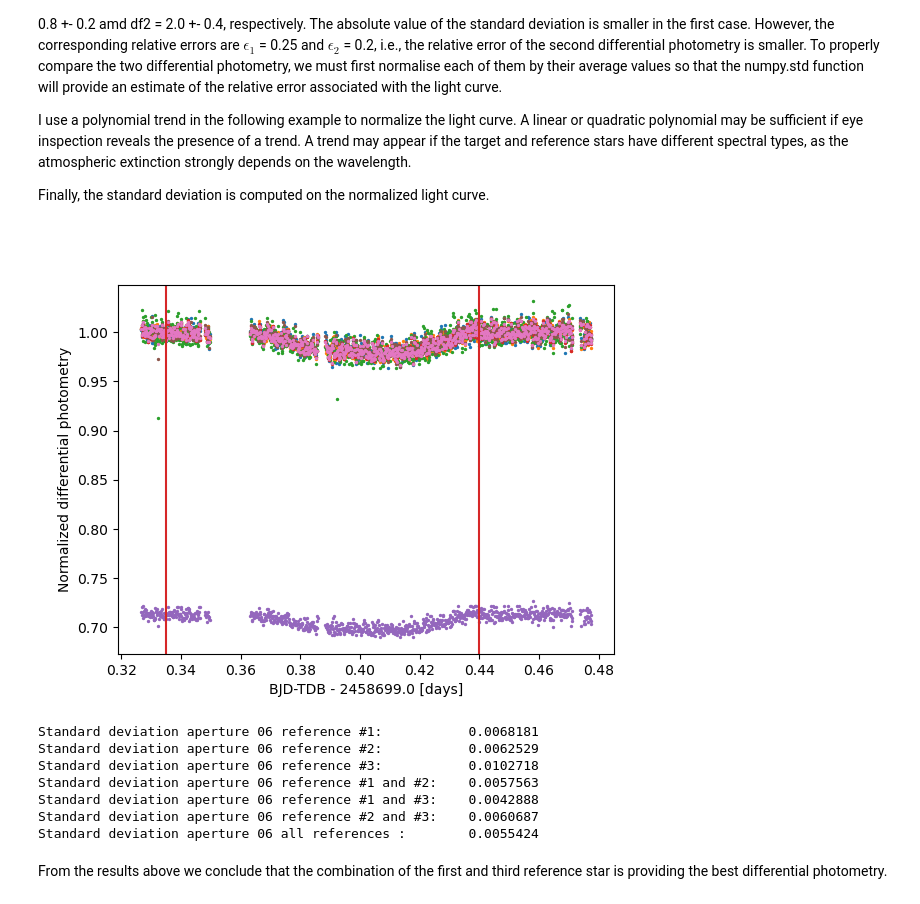
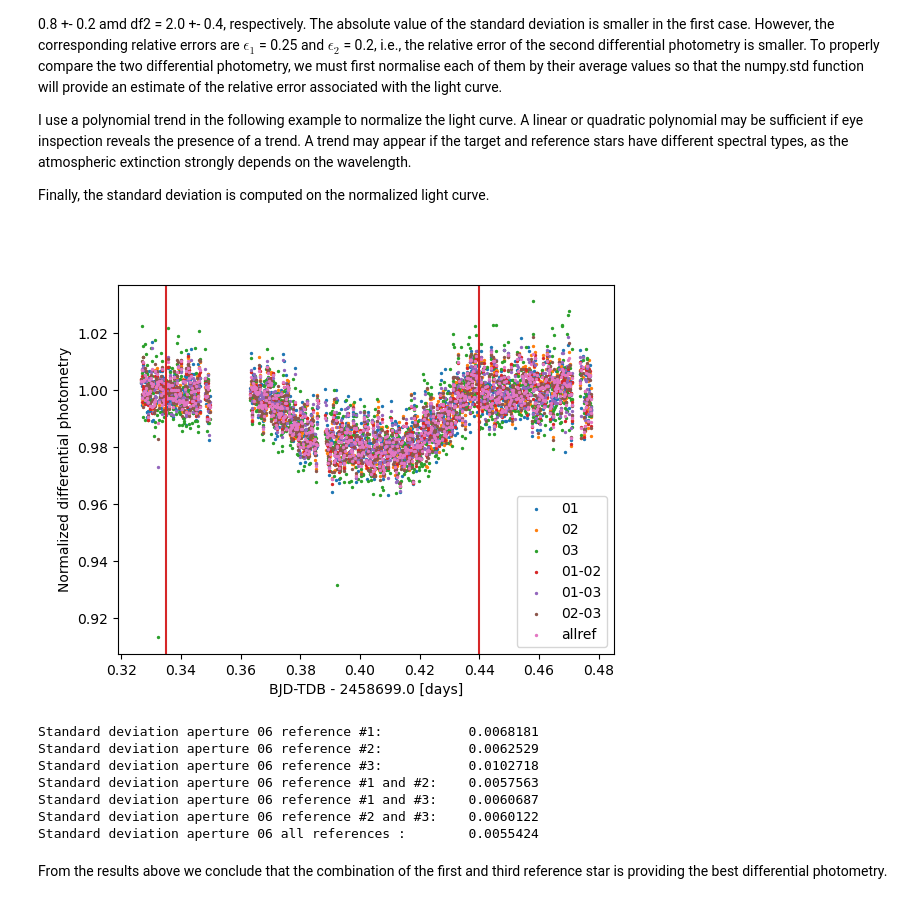
Before and after one commit to LFiaccadori/Astrolab2, a Jupyter notebook: 07.1 - Differential Photometry v2.ipynb, the cells around one changed output. Drawn from its saved outputs; the diff is of its cells as text; code cells hidden in the pictures.

```diff
--- a/07.1 - Differential Photometry v2.ipynb
+++ b/07.1 - Differential Photometry v2.ipynb
@@ -312,61 +312,62 @@ poly_ap06_ref02_deg01_pfit = Polynomial.fit(bjd_tdb[out_transit_selection]-bjd_m
 poly_ap06_ref03_deg01_pfit = Polynomial.fit(bjd_tdb[out_transit_selection]-bjd_median, differential_ap06_ref03[out_transit_selection], deg=1)
 poly_ap06_ref01_ref02_deg01_pfit = Polynomial.fit(bjd_tdb[out_transit_selection]-bjd_median, differential_ap06_ref01_ref02[out_transit_selection], deg=1)
 poly_ap06_ref01_ref03_deg01_pfit = Polynomial.fit(bjd_tdb[out_transit_selection]-bjd_median, differential_ap06_ref01_ref03[out_transit_selection], deg=1)
-poly_ap06_ref02_ref03_deg01_pfit = Polynomial.fit(bjd_tdb[out_transit_selection]-bjd_median, differential_ap06_ref01_ref03[out_transit_selection], deg=1)
+poly_ap06_ref02_ref03_deg01_pfit = Polynomial.fit(bjd_tdb[out_transit_selection]-bjd_median, differential_ap06_ref02_ref03[out_transit_selection], deg=1)
 poly_ap06_allref_deg01_pfit = Polynomial.fit(bjd_tdb[out_transit_selection]-bjd_median, differential_ap06_allref[out_transit_selection], deg=1)
 
 differential_ap06_ref01_normalized = differential_ap06_ref01 / poly_ap06_ref01_deg01_pfit(bjd_tdb-bjd_median)
 differential_ap06_ref02_normalized = differential_ap06_ref02 / poly_ap06_ref02_deg01_pfit(bjd_tdb-bjd_median)
 differential_ap06_ref03_normalized = differential_ap06_ref03 / poly_ap06_ref03_deg01_pfit(bjd_tdb-bjd_median)
 differential_ap06_ref01_ref02_normalized = differential_ap06_ref01_ref02 / poly_ap06_ref01_ref02_deg01_pfit(bjd_tdb-bjd_median)
-differential_ap06_ref01_ref03_normalized = differential_ap06_ref02_ref03 / poly_ap06_ref01_ref03_deg01_pfit(bjd_tdb-bjd_median)
-differential_ap06_ref02_ref03_normalized = differential_ap06_ref01_ref03 / poly_ap06_ref02_ref03_deg01_pfit(bjd_tdb-bjd_median)
+differential_ap06_ref01_ref03_normalized = differential_ap06_ref01_ref03 / poly_ap06_ref01_ref03_deg01_pfit(bjd_tdb-bjd_median)
+differential_ap06_ref02_ref03_normalized = differential_ap06_ref02_ref03 / poly_ap06_ref02_ref03_deg01_pfit(bjd_tdb-bjd_median)
 differential_ap06_allref_normalized = differential_ap06_allref / poly_ap06_allref_deg01_pfit(bjd_tdb-bjd_median)
 
 # Calcolo degli errori normalizzati per le diverse combinazioni di reference stars
 differential_ap06_ref01_normalized_error = differential_ap06_ref01_error / poly_ap06_ref01_deg01_pfit(bjd_tdb - bjd_median)
 differential_ap06_ref02_normalized_error = differential_ap06_ref02_error / poly_ap06_ref02_deg01_pfit(bjd_tdb - bjd_median)
 differential_ap06_ref03_normalized_error = differential_ap06_ref03_error / poly_ap06_ref03_deg01_pfit(bjd_tdb - bjd_median)
 
 differential_ap06_ref01_ref02_normalized_error = differential_ap06_ref01_ref02_error / poly_ap06_ref01_ref02_deg01_pfit(bjd_tdb - bjd_median)
 differential_ap06_ref01_ref03_normalized_error = differential_ap06_ref01_ref03_error / poly_ap06_ref01_ref03_deg01_pfit(bjd_tdb - bjd_median)
 differential_ap06_ref02_ref03_normalized_error = differential_ap06_ref02_ref03_error / poly_ap06_ref02_ref03_deg01_pfit(bjd_tdb - bjd_median)
 
 differential_ap06_allref_normalized_error = differential_ap06_allref_error / poly_ap06_allref_deg01_pfit(bjd_tdb - bjd_median)
 
 
 plt.figure()
-plt.scatter(bjd_tdb-time_offset, differential_ap06_ref01_normalized, s=2)
-plt.scatter(bjd_tdb-time_offset, differential_ap06_ref02_normalized, s=2)
-plt.scatter(bjd_tdb-time_offset, differential_ap06_ref03_normalized, s=2)
-plt.scatter(bjd_tdb-time_offset, differential_ap06_ref01_ref02_normalized, s=2)
-plt.scatter(bjd_tdb-time_offset, differential_ap06_ref01_ref03_normalized, s=2)
-plt.scatter(bjd_tdb-time_offset, differential_ap06_ref02_ref03_normalized, s=2)
-plt.scatter(bjd_tdb-time_offset, differential_ap06_allref_normalized, s=2)
+plt.scatter(bjd_tdb-time_offset, differential_ap06_ref01_normalized, s=2, label='01')
+plt.scatter(bjd_tdb-time_offset, differential_ap06_ref02_normalized, s=2, label='02')
+plt.scatter(bjd_tdb-time_offset, differential_ap06_ref03_normalized, s=2, label='03')
+plt.scatter(bjd_tdb-time_offset, differential_ap06_ref01_ref02_normalized, s=2, label='01-02')
+plt.scatter(bjd_tdb-time_offset, differential_ap06_ref01_ref03_normalized, s=2, label='01-03')
+plt.scatter(bjd_tdb-time_offset, differential_ap06_ref02_ref03_normalized, s=2, label='02-03')
+plt.scatter(bjd_tdb-time_offset, differential_ap06_allref_normalized, s=2, label='allref')
 
 plt.axvline(2458699.3350000-time_offset, c='C3')
 plt.axvline(2458699.4400000-time_offset, c='C3')
 #plt.ylim(0.975, 1.025)
 
 plt.xlabel('BJD-TDB - {0:.1f} [days]'.format(time_offset))
 plt.ylabel('Normalized differential photometry')
+plt.legend()
 plt.show()
 
 print('Standard deviation aperture 06 reference #1:           {0:.7f}'.format(np.std(differential_ap06_ref01_normalized[out_transit_selection])))
 print('Standard deviation aperture 06 reference #2:           {0:.7f}'.format(np.std(differential_ap06_ref02_normalized[out_transit_selection])))
 print('Standard deviation aperture 06 reference #3:           {0:.7f}'.format(np.std(differential_ap06_ref03_normalized[out_transit_selection])))
 print('Standard deviation aperture 06 reference #1 and #2:    {0:.7f}'.format(np.std(differential_ap06_ref01_ref02_normalized[out_transit_selection])))
 print('Standard deviation aperture 06 reference #1 and #3:    {0:.7f}'.format(np.std(differential_ap06_ref01_ref03_normalized[out_transit_selection])))
 print('Standard deviation aperture 06 reference #2 and #3:    {0:.7f}'.format(np.std(differential_ap06_ref02_ref03_normalized[out_transit_selection])))
 print('Standard deviation aperture 06 all references :        {0:.7f}'.format(np.std(differential_ap06_allref_normalized[out_transit_selection])))
 # %% [output]
-[figure, old version]
+[figure, new version]
 Standard deviation aperture 06 reference #1:           0.0068181
 Standard deviation aperture 06 reference #2:           0.0062529
 Standard deviation aperture 06 reference #3:           0.0102718
 Standard deviation aperture 06 reference #1 and #2:    0.0057563
-Standard deviation aperture 06 reference #1 and #3:    0.0042888
-Standard deviation aperture 06 reference #2 and #3:    0.0060687
+Standard deviation aperture 06 reference #1 and #3:    0.0060687
+Standard deviation aperture 06 reference #2 and #3:    0.0060122
 Standard deviation aperture 06 all references :        0.0055424
 # %% [markdown]
 From the results above we conclude that the combination of the first and third reference star is providing the best differential photometry.
```
Also changed, not shown: parts of 1 cell of this notebook.
